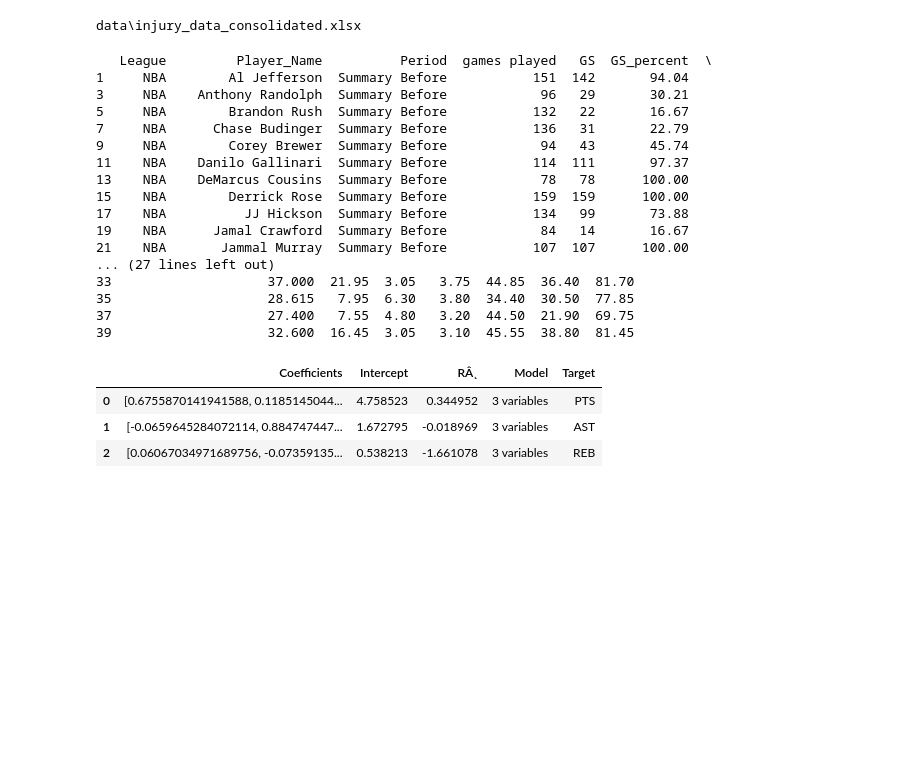
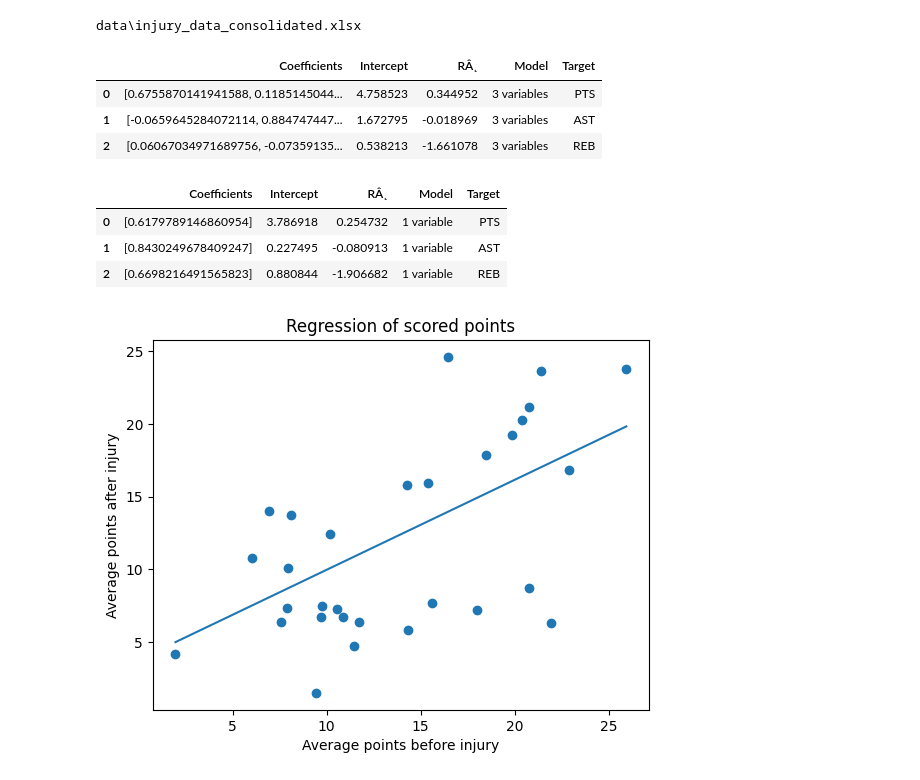
Before and after one commit to DavidUGGIT/DOP_Proyect_Injuries_In_Sports, a Jupyter notebook: Injuries_Analysis_Visualisation.ipynb, the cells around one changed output. Saved outputs shown, nothing was run; the diff lists cells and outputs as text; code cells hidden in the pictures; blank space fills up the shorter version.

Commit message:
linear regression continued analysis

```diff
--- a/Injuries_Analysis_Visualisation.ipynb
+++ b/Injuries_Analysis_Visualisation.ipynb
@@ -15,25 +17,7 @@ data\injury_data_consolidated.xlsx
 # %%
 train_test_sets = basketball_process_test_train(data_frames["Summary_Basketball"])
 # %%
-print(train_test_sets[0])
+#print(train_test_sets[0])
-# %% [output]
-   League         Player_Name          Period  games played   GS  GS_percent  \
-1     NBA        Al Jefferson  Summary Before           151  142       94.04
-3     NBA    Anthony Randolph  Summary Before            96   29       30.21
-5     NBA        Brandon Rush  Summary Before           132   22       16.67
-7     NBA      Chase Budinger  Summary Before           136   31       22.79
-9     NBA        Corey Brewer  Summary Before            94   43       45.74
-11    NBA    Danilo Gallinari  Summary Before           114  111       97.37
-13    NBA    DeMarcus Cousins  Summary Before            78   78      100.00
-15    NBA        Derrick Rose  Summary Before           159  159      100.00
-17    NBA          JJ Hickson  Summary Before           134   99       73.88
-19    NBA      Jamal Crawford  Summary Before            84   14       16.67
-21    NBA       Jammal Murray  Summary Before           107  107      100.00
-... (27 lines left out)
-33                    37.000  21.95  3.05   3.75  44.85  36.40  81.70
-35                    28.615   7.95  6.30   3.80  34.40  30.50  77.85
-37                    27.400   7.55  4.80   3.20  44.50  21.90  69.75
-39                    32.600  16.45  3.05   3.10  45.55  38.80  81.45
 # %%
 results_mul, results_single=linear_regr_basket1(train_test_sets)
 # %%
@@ -43,3 +27,10 @@ results_mul
 | 0 | [0.6755870141941588, 0.1185145044... | 4.758523 | 0.344952 | 3 variables | PTS |
 | 1 | [-0.0659645284072114, 0.884747447... | 1.672795 | -0.018969 | 3 variables | AST |
 | 2 | [0.06067034971689756, -0.07359135... | 0.538213 | -1.661078 | 3 variables | REB |
+# %%
+results_single
+# %% [output]
+|  | Coefficients | Intercept | RÂ˛ | Model | Target |
+| 0 | [0.6179789146860954] | 3.786918 | 0.254732 | 1 variable | PTS |
+| 1 | [0.8430249678409247] | 0.227495 | -0.080913 | 1 variable | AST |
+| 2 | [0.6698216491565823] | 0.880844 | -1.906682 | 1 variable | REB |
@@ -45,0 +39,11 @@ results_mul
+# %%
+train_x, train_y, test_x, test_y = train_test_sets
+train_x, train_y, test_x, test_y= train_x.loc[:,'PTS'], train_y.loc[:,'PTS'], test_x.loc[:,'PTS'], test_y.loc[:,'PTS']
+train_x, train_y, test_x, test_y = np.array(train_x), np.array(train_y),np.array(test_x),np.array(test_y)
+X_all = np.concatenate((train_x, test_x))
+y_all = np.concatenate((train_y, test_y))
+coef = results_single.loc[0, 'Coefficients']  # make sure it's a scalar or array
+intercept = results_single.loc[0, 'Intercept']
+regression_plot(X_all, y_all, intercept, coef, "Average points before injury", "Average points after injury", "Regression of scored points")
+# %% [output]
+[figure, added]
```
Also changed, not shown: parts of 2 cells of this notebook, 3 other files.
